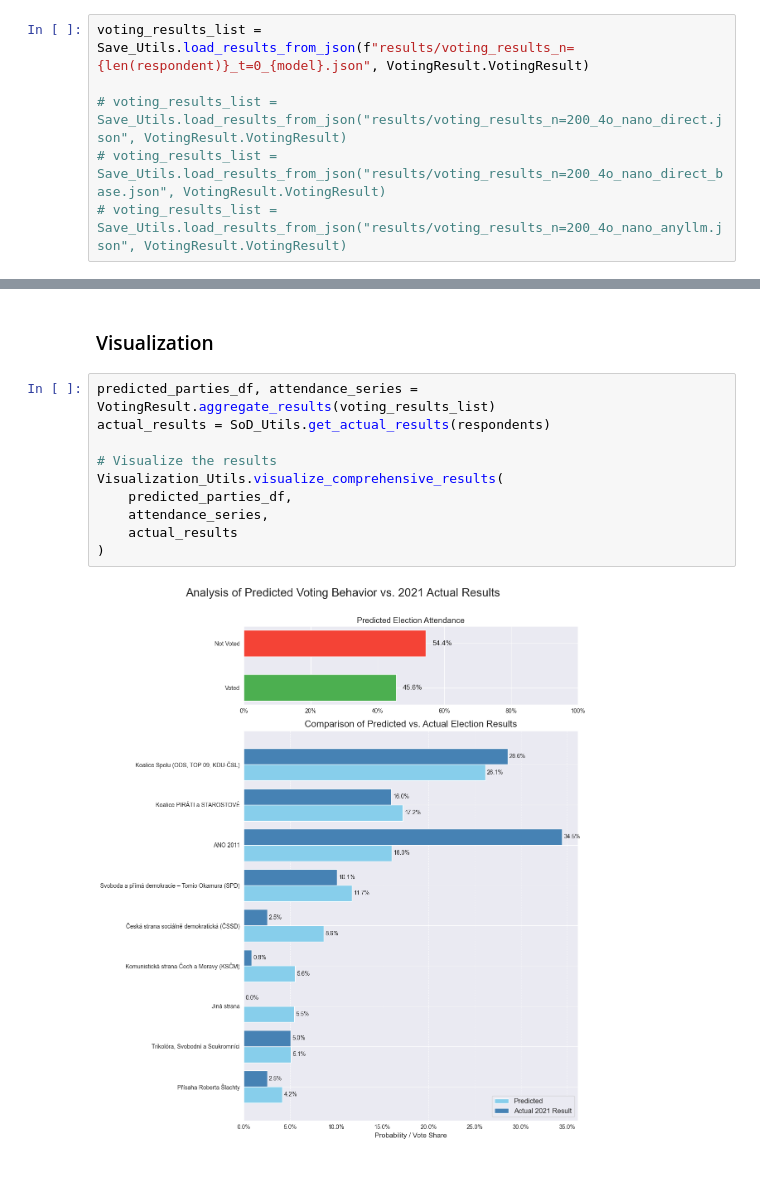
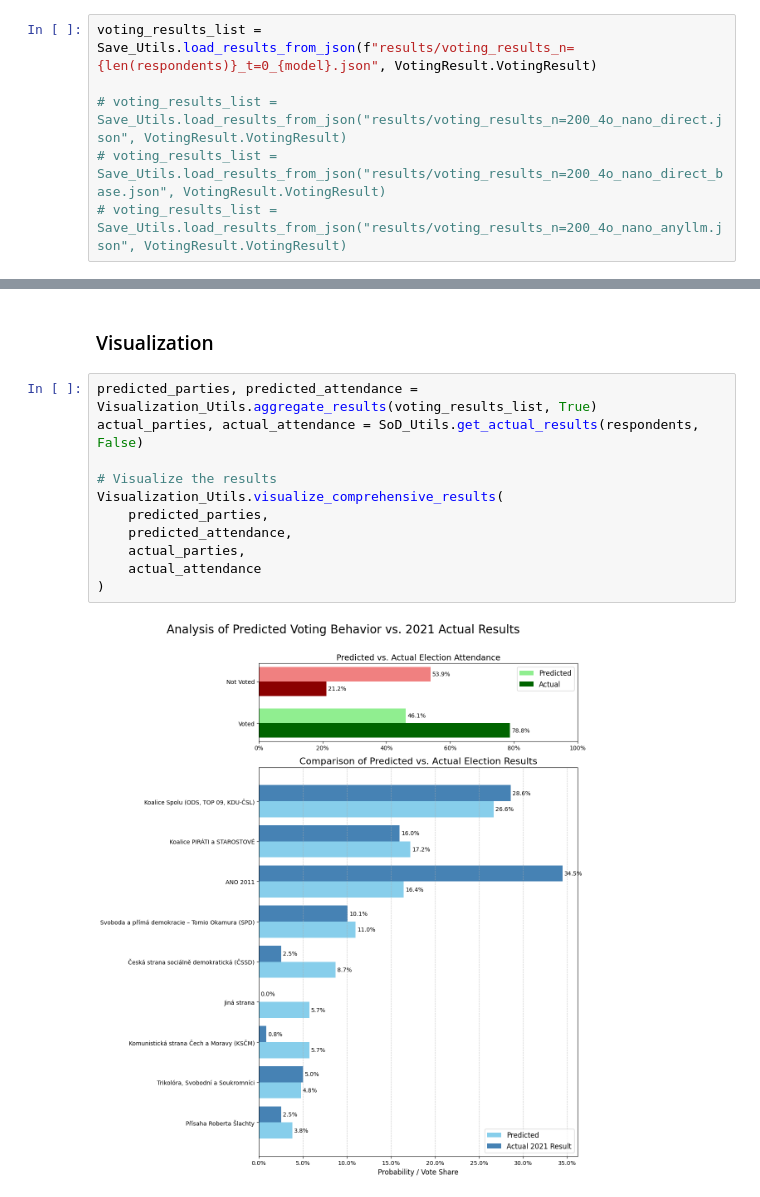
Before and after one commit to 11NIKTO11/Panel_LLM, a Jupyter notebook: SoD_data_processing.ipynb, the cells around one changed output, grey strips where cells are left out. Drawn from its saved outputs; the diff is of its cells as text.

Commit message:
Enhanced visualization and refactored aggregation

```diff
--- a/SoD_data_processing.ipynb
+++ b/SoD_data_processing.ipynb
@@ -198,7 +200,7 @@ Save_Utils.save_results_to_json(voting_results_list, f"results/voting_results_n=
 # %% [output]
 Successfully saved 200 results to results/voting_results_n=14_t=0_gpt-4.1-nano.json
 # %%
-voting_results_list = Save_Utils.load_results_from_json(f"results/voting_results_n={len(respondent)}_t=0_{model}.json", VotingResult.VotingResult)
+voting_results_list = Save_Utils.load_results_from_json(f"results/voting_results_n={len(respondents)}_t=0_{model}.json", VotingResult.VotingResult)
 
 # voting_results_list = Save_Utils.load_results_from_json("results/voting_results_n=200_4o_nano_direct.json", VotingResult.VotingResult)
 # voting_results_list = Save_Utils.load_results_from_json("results/voting_results_n=200_4o_nano_direct_base.json", VotingResult.VotingResult)
@@ -209,14 +210,15 @@ Successfully loaded and validated 200 results from results/voting_results_n=200_
 # %% [markdown]
 ### Visualization
 # %%
-predicted_parties_df, attendance_series = VotingResult.aggregate_results(voting_results_list)
-actual_results = SoD_Utils.get_actual_results(respondents)
+predicted_parties, predicted_attendance = Visualization_Utils.aggregate_results(voting_results_list, True)
+actual_parties, actual_attendance = SoD_Utils.get_actual_results(respondents, False)
 
 # Visualize the results
 Visualization_Utils.visualize_comprehensive_results(
-    predicted_parties_df,
-    attendance_series,
-    actual_results
+    predicted_parties,
+    predicted_attendance,
+    actual_parties,
+    actual_attendance
 )
 # %% [output]
-[figure, old version]
+[figure, new version]
```
Also changed, not shown: parts of 3 cells of this notebook, 3 other files.
